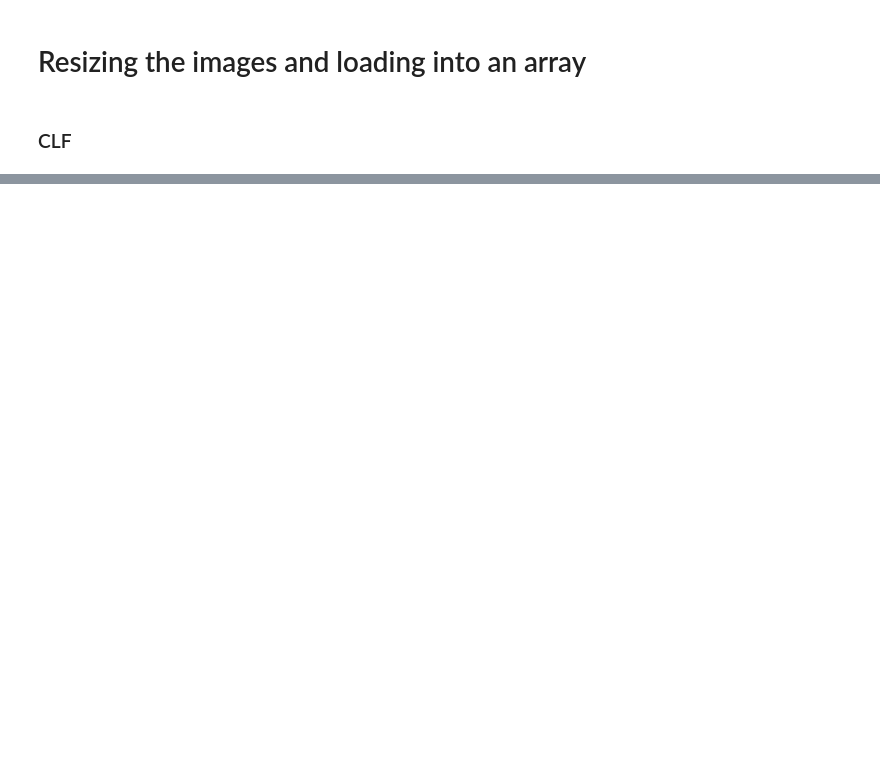
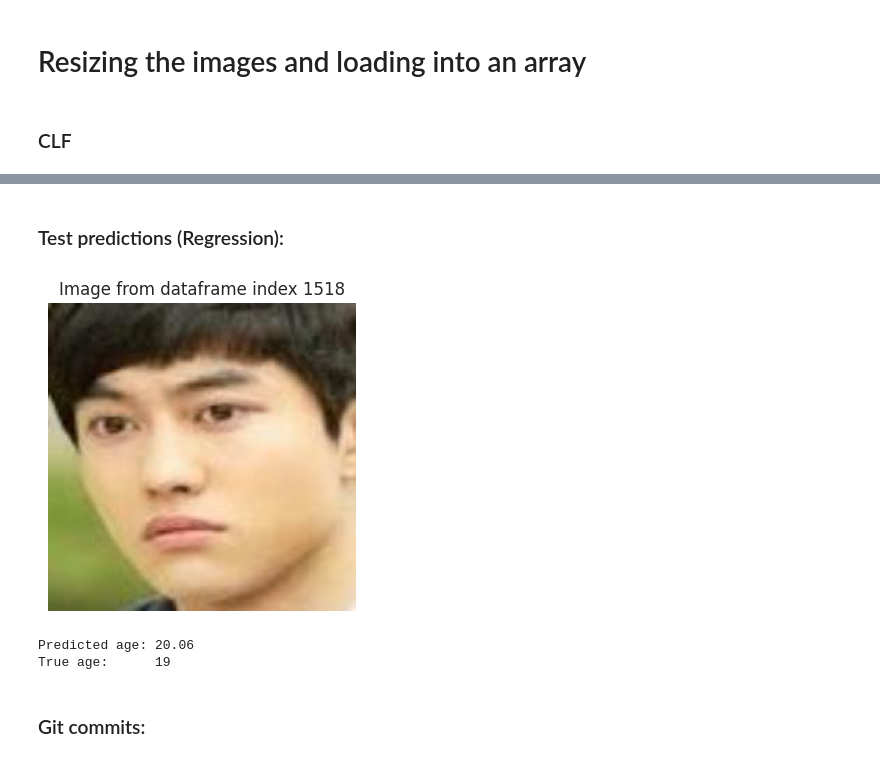
Before and after one commit to Theflawlessone/Face_Detection, a Jupyter notebook: Notebooks/UTKFaces_updated.ipynb, the cells around one changed output, grey strips where cells are left out. Saved outputs shown, nothing was run; the diff lists cells and outputs as text; code cells hidden in the pictures; blank space fills up the shorter version.

```diff
--- a/Notebooks/UTKFaces_updated.ipynb
+++ b/Notebooks/UTKFaces_updated.ipynb
@@ -837,0 +1209,11 @@ for k, v in agegroup_acc.items():
+# %%
+# load model weights (dont need to re-train)
+model_reg = ResNetAgeReg().to(device)
+state_dict = torch.load("/content/drive/MyDrive/UTK/best_age_regressor_resnet18.pt",
+                         map_location=device)
+model_reg.load_state_dict(state_dict)
+model_reg.eval()
+# %%
+model_reg.load_state_dict(torch.load('best_age_regressor_resnet18.pt', map_location=device))
+test_mse, test_mae = eval_one_epoch_reg(model_reg, test_loader_reg, device)
+print(f' Test - MSE: {test_mse:.4f}, MAE: {test_mae:.4f}')
@@ -837,0 +1299,38 @@ for k, v in agegroup_acc.items():
+# %% [markdown]
+### Test predictions (Regression):
+# %%
+def predict_and_show(idx, df, model, transform, device):
+    path = df["path"].iloc[idx]
+    true_age = df["age"].iloc[idx]
+
+    img = Image.open(path).convert("RGB")
+
+    plt.figure(figsize=(4,4))
+    plt.imshow(img)
+    plt.axis("off")
+    plt.title(f"Image from dataframe index {idx}")
+    plt.show()
+
+    img_t = transform(img).unsqueeze(0).to(device)
+
+    with torch.no_grad():
+        pred = model(img_t).item()
+
+    print(f"Predicted age: {pred:.2f}")
+    print(f"True age:      {true_age}")
+
+    return pred, true_age, path
+# %%
+pred, true_age, path = predict_and_show(
+    1518,
+    df_cropped,
+    model_reg,
+    test_transform,
+    device
+)
+# %% [output]
+[figure, added]
+Predicted age: 20.06
+True age:      19
+# %% [markdown]
+### Git commits:
```
Also changed, not shown: parts of 60 cells of this notebook.
